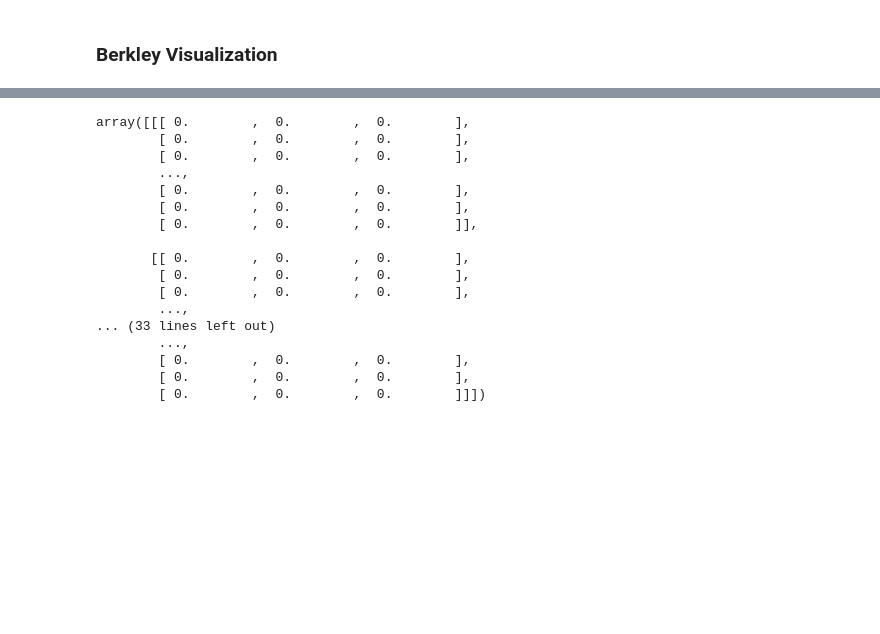
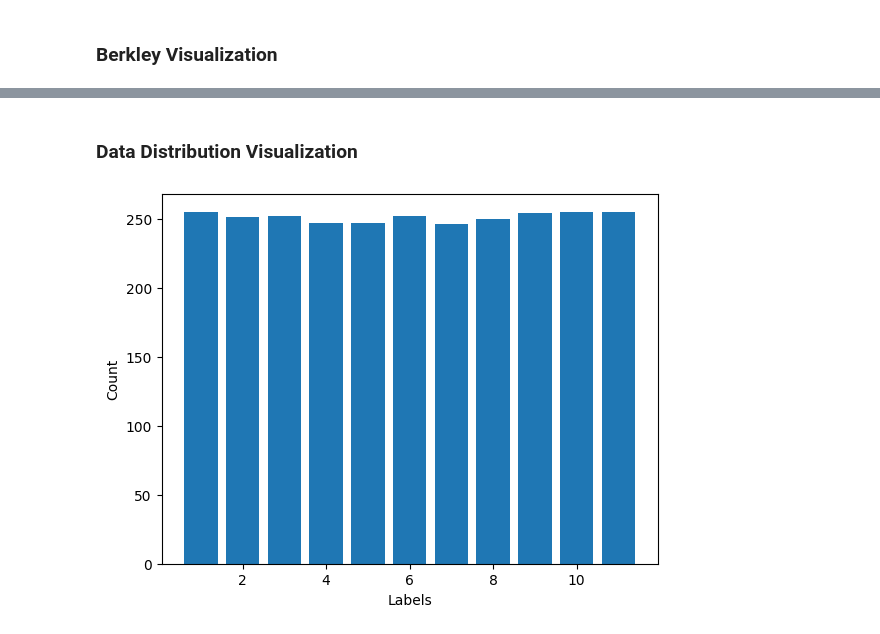
Before and after one commit to tousifulhaque/LightHART, a Jupyter notebook: Practice.ipynb, the cells around one changed output, grey strips where cells are left out. Drawn from its saved outputs; the diff is of its cells as text; code cells hidden in the pictures; blank space fills up the shorter version.

```diff
--- a/Practice.ipynb
+++ b/Practice.ipynb
@@ -274,20 +283,11 @@ train_dataset[1,:,:].shape
-# %%
-train_dataset
-# %% [output]
-array([[[ 0.        ,  0.        ,  0.        ],
-        [ 0.        ,  0.        ,  0.        ],
-        [ 0.        ,  0.        ,  0.        ],
-        ...,
-        [ 0.        ,  0.        ,  0.        ],
-        [ 0.        ,  0.        ,  0.        ],
-        [ 0.        ,  0.        ,  0.        ]],
-
-       [[ 0.        ,  0.        ,  0.        ],
-        [ 0.        ,  0.        ,  0.        ],
-        [ 0.        ,  0.        ,  0.        ],
-        ...,
-... (33 lines left out)
-        ...,
-        [ 0.        ,  0.        ,  0.        ],
-        [ 0.        ,  0.        ,  0.        ],
-        [ 0.        ,  0.        ,  0.        ]]])
+# %% [markdown]
+### Data Distribution Visualization
+# %%
+values,count = np.unique(train_labels ,return_counts=True)
+# %%
+plt.bar(x = values,data = count, height = count)
+plt.xlabel('Labels')
+plt.ylabel('Count')
+plt.show()
+# %% [output]
+[figure, added]
```
Also changed, not shown: parts of 16 cells of this notebook, 14 other files.
